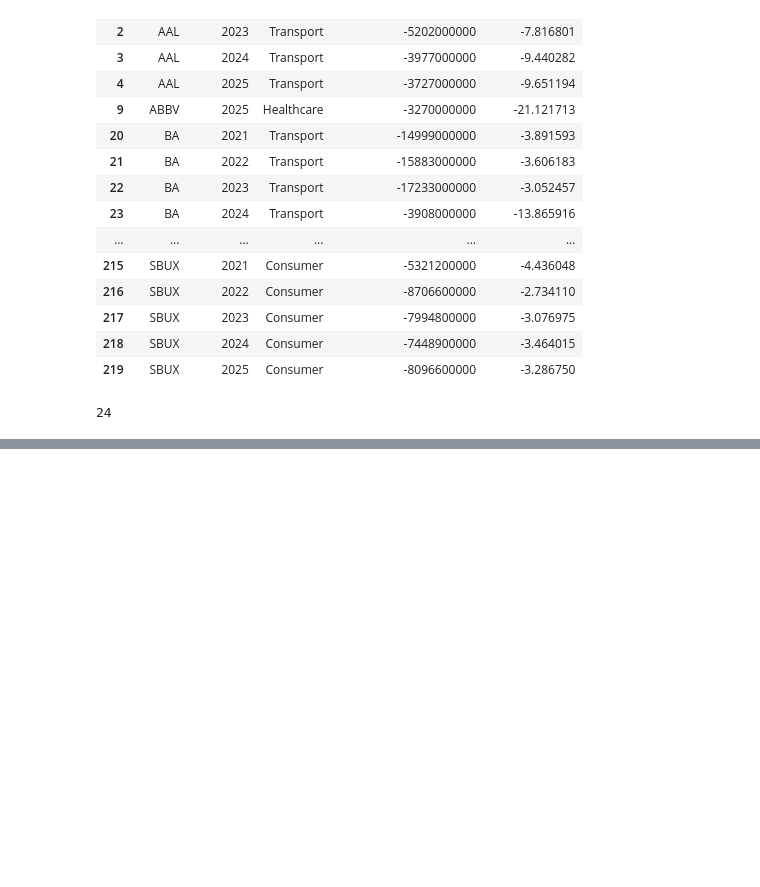
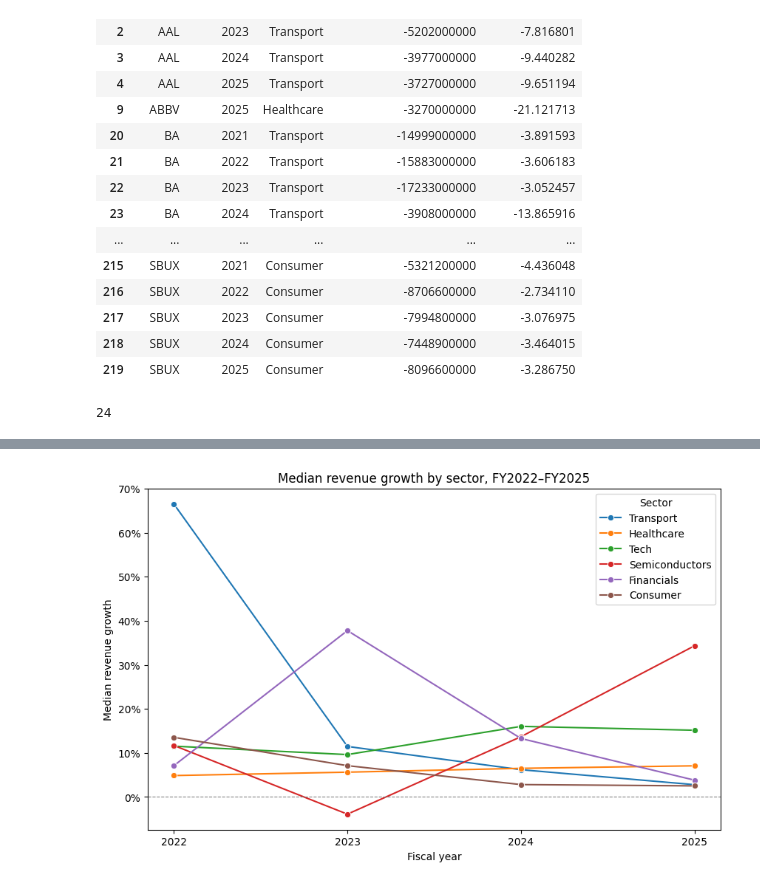
Before and after one commit to leo-bonet/Company-Financials-Analysis, a Jupyter notebook: notebooks/02-analysis.ipynb, the cells around one changed output, grey strips where cells are left out. Saved outputs shown, nothing was run; the diff lists cells and outputs as text; code cells hidden in the pictures; blank space fills up the shorter version.

Commit message:
added Q1 revenue growth analysis

```diff
--- a/notebooks/02-analysis.ipynb
+++ b/notebooks/02-analysis.ipynb
@@ -247,3 +248,12 @@ metrics_df.loc[metrics_df.totalStockholdersEquity < 0, "debt_to_equity"] = np.na
 print(metrics_df["debt_to_equity"].isna().sum())
 # %% [output]
 24
+# %%
+print(metrics_df["fiscalYear"].value_counts().sort_index())
+
+analysis_df = metrics_df[
+    (metrics_df["fiscalYear"] >= 2022) & (metrics_df["fiscalYear"] <= 2025)
+]
+
+print("\nRows kept:", len(analysis_df), "of", len(metrics_df))
+print(analysis_df.groupby("sector")["symbol"].nunique())
@@ -249,0 +280,25 @@ print(metrics_df["debt_to_equity"].isna().sum())
+# %%
+plt.figure(figsize=(10, 6))
+
+sns.lineplot(
+    data=analysis_df,
+    x="fiscalYear",
+    y="revenue_growth",
+    hue="sector",
+    estimator="median",
+    errorbar=None,
+    marker="o",
+)
+
+plt.title("Median revenue growth by sector, FY2022–FY2025")
+plt.xlabel("Fiscal year")
+plt.ylabel("Median revenue growth")
+plt.axhline(0, color="grey", linewidth=0.8, linestyle="--")
+plt.gca().yaxis.set_major_formatter(PercentFormatter(xmax=1))
+plt.xticks([2022, 2023, 2024, 2025])
+plt.legend(title="Sector")
+
+plt.savefig("../images/q1_revenue_growth.png", dpi=150, bbox_inches="tight")
+plt.show()
+# %% [output]
+[figure, added]
```
Also changed, not shown: parts of 3 cells of this notebook, 1 other file.
